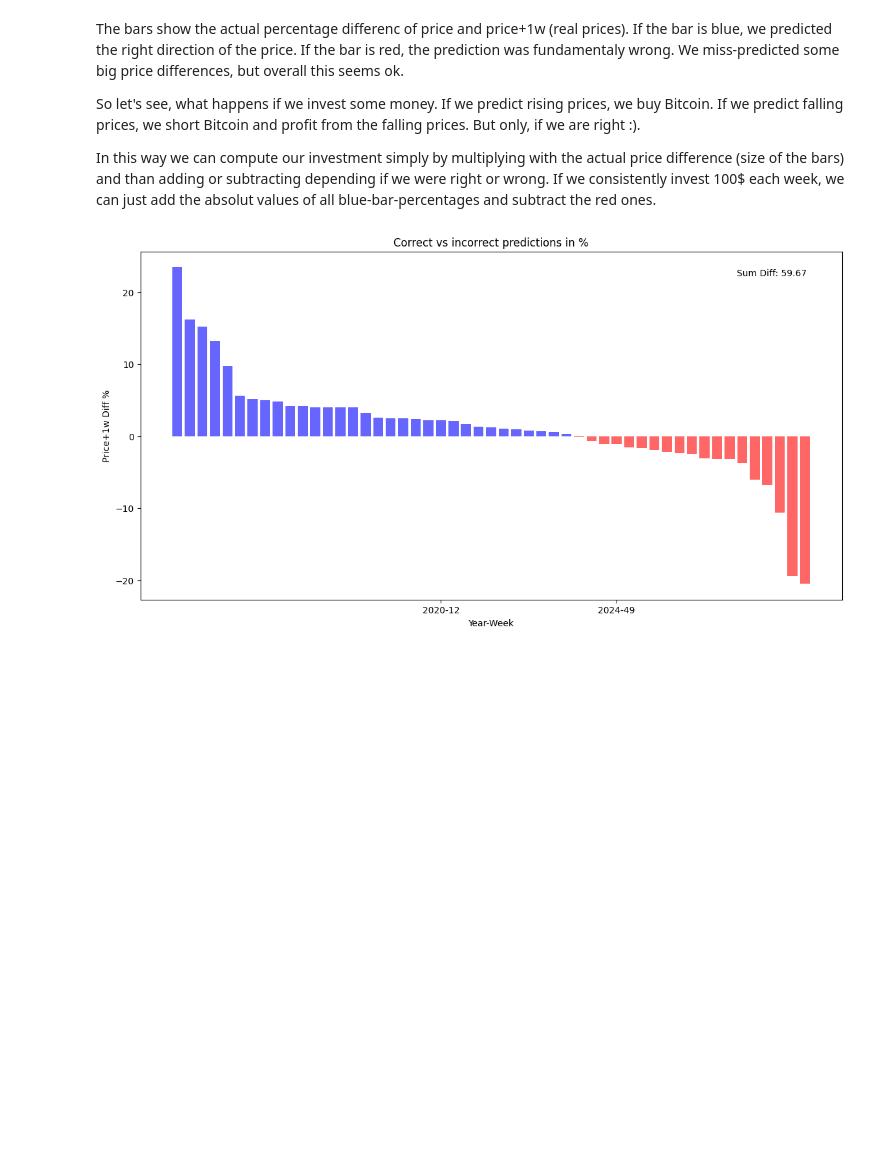
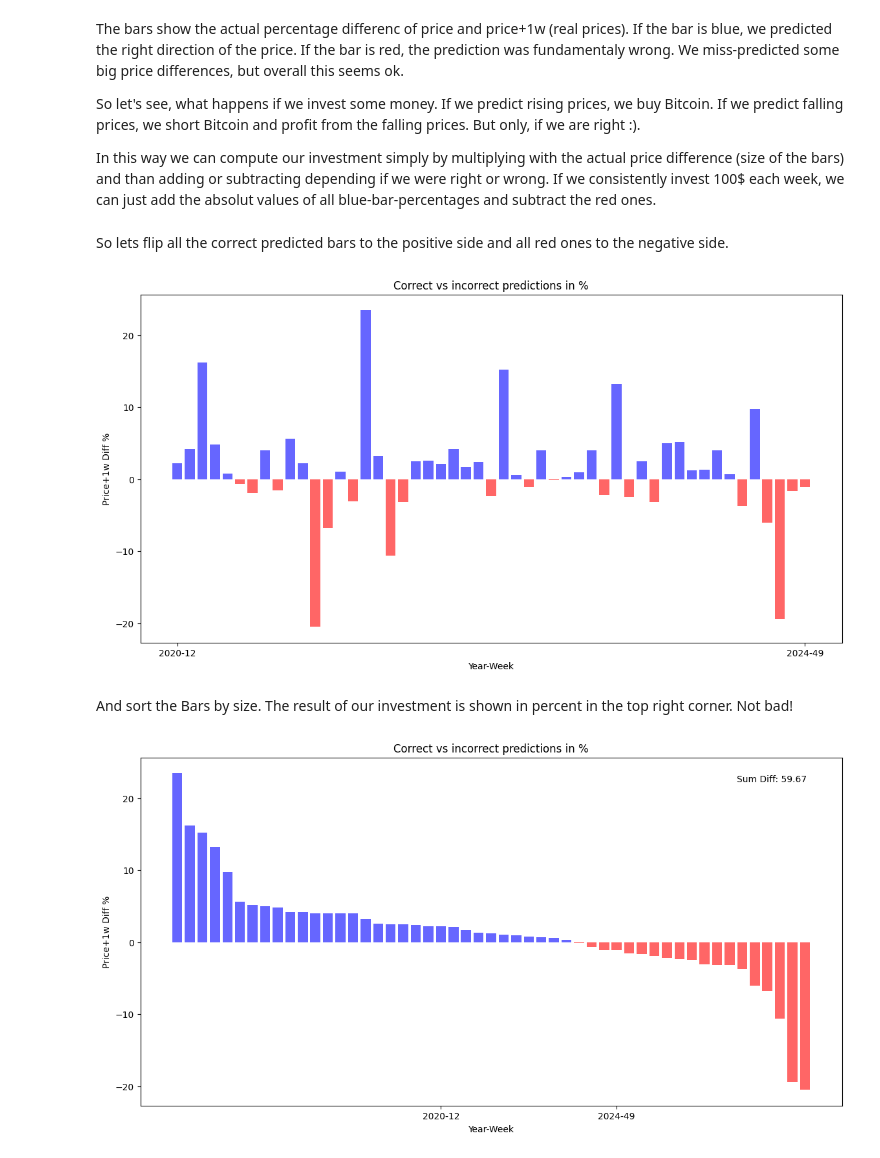
Before and after one commit to michael-zeller/udacity_cd1971, a Jupyter notebook: fomo_btc.ipynb, the cells around one changed output. Saved outputs shown, nothing was run; the diff lists cells and outputs as text; code cells hidden in the pictures; blank space fills up the shorter version.

```diff
--- a/fomo_btc.ipynb
+++ b/fomo_btc.ipynb
@@ -246,12 +246,22 @@ The bars show the actual percentage differenc of price and price+1w (real prices
 So let's see, what happens if we invest some money. If we predict rising prices, we buy Bitcoin. If we predict falling prices, we short Bitcoin and profit from the falling prices. But only, if we are right :).
 
 In this way we can compute our investment simply by multiplying with the actual price difference (size of the bars) and than adding or subtracting depending if we were right or wrong. If we consistently invest 100$ each week, we can just add the absolut values of all blue-bar-percentages and subtract the red ones.
-# %%
-# add the absolute value of the price+1w_diff_pct to the test_results dataframe
-test_results['price+1w_diff_pct_abs'] = test_results['price+1w_diff_pct'].abs()
-
-# multiply by -1 if the prediction was wrong
-test_results['price+1w_diff_result'] = test_results.apply(lambda x: x['price+1w_diff_pct_abs'] * -1 if x['correct'] == False else x['price+1w_diff_pct_abs'], axis=1)
-
-# compute the sum of the price+1w_diff_result column
-sum_diff = test_results['price+1w_diff_result'].sum()
+# %% [markdown]
+So lets flip all the correct predicted bars to the positive side and all red ones to the negative side.
+# %%
+# Flip all correct bars to positive and all incorrect bars to negative
+test_results['price+1w_diff_result'] = test_results.apply(lambda x: abs(x['price+1w_diff_pct']) if x['correct'] else -abs(x['price+1w_diff_pct']), axis=1)
+
+# Render a bar chart of the price+1w_diff_result. The color should be red if the prediction was wrong, and blue if it was correct
+fig, ax = plt.subplots(figsize=(14, 7))
+colors = ['r' if val == False else 'b' for val in test_results['correct']]
+ax.bar(test_results.index, test_results['price+1w_diff_result'], color=colors, alpha=0.6)
+ax.set_xlabel('Year-Week')
+ax.set_ylabel('Price+1w Diff %')
+plt.xticks([test_results.index[0], test_results.index[-1]], [test_results.index[0], test_results.index[-1]])
+plt.grid(False)
+plt.title('Correct vs incorrect predictions in %')
+
+plt.show()
+# %% [output]
+[figure, added]
@@ -258,3 +271,5 @@ sum_diff = test_results['price+1w_diff_result'].sum()
+# %% [markdown]
+And sort the Bars by size. The result of our investment is shown in percent in the top right corner. Not bad!
 # %%
 # render a bar chart of the price+1w_diff_result. The color should be red, if the prediction was wrong, and blue if it was correct. order by size
 fig, ax = plt.subplots(figsize=(14, 7))
```
Also changed, not shown: parts of 8 cells of this notebook.
